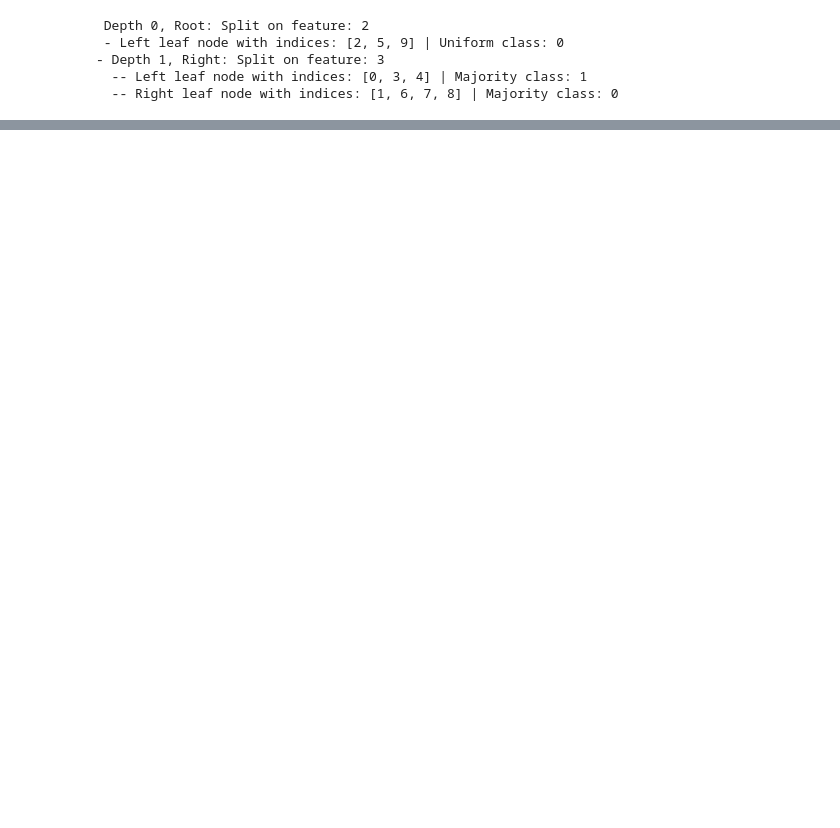
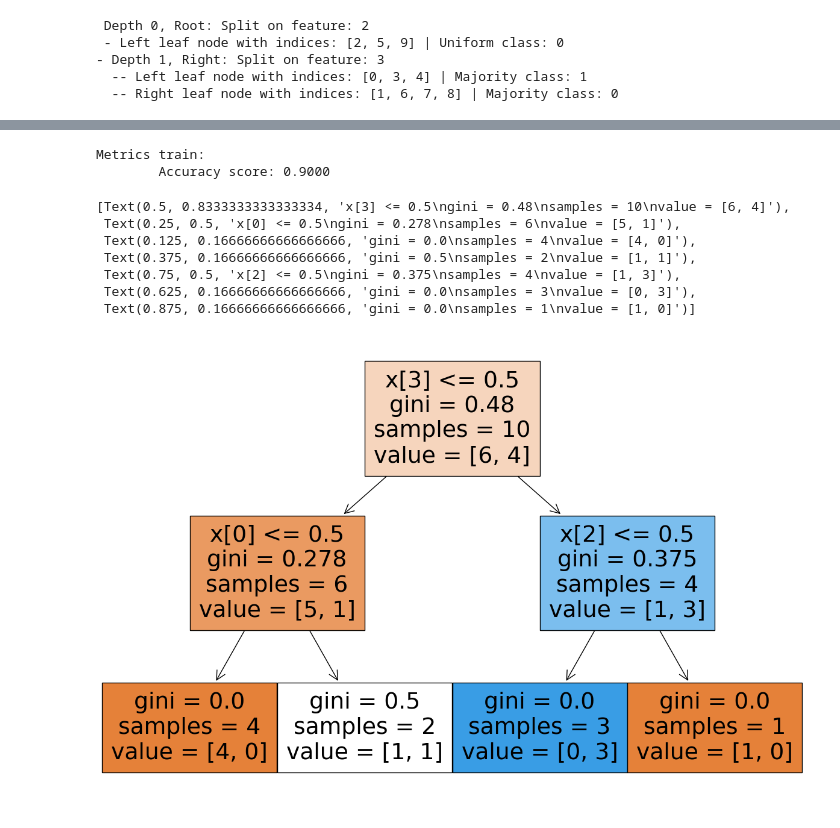
Before and after one commit to vbabua/Machine-Learning-Algorithms-in-Python, a Jupyter notebook: Decision_Tree.ipynb, the cells around one changed output, grey strips where cells are left out. Cells and saved outputs as stored; diff of their text form; code cells hidden in the pictures; blank space fills up the shorter version.

Commit message:
Adding code using sklearn library

```diff
--- a/Decision_Tree.ipynb
+++ b/Decision_Tree.ipynb
@@ -207,6 +207,7 @@ def get_best_split(X, y, node_indices):
 
     return best_feature
 # %%
+tree = []
 def build_tree_recursive(X, y, node_indices, branch_name, max_depth, current_depth):
     """
     X (ndarray):            Data matrix of shape(n_samples, n_features)
@@ -256,0 +264,27 @@ build_tree_recursive(X_train, y_train, root_indices, "Root", max_depth=2, curren
+# %%
+from sklearn import tree
+
+# You can fit the model at the same time you define it, because the fit function returns the fitted estimator.
+decision_tree_model = tree.DecisionTreeClassifier(min_samples_split = 3,
+                                             max_depth = 3).fit(X_train,y_train)
+# %%
+from sklearn.metrics import accuracy_score
+
+print(f"Metrics train:\n\tAccuracy score: {accuracy_score(decision_tree_model.predict(X_train),y_train):.4f}")
+# %% [output]
+Metrics train:
+        Accuracy score: 0.9000
+# %%
+import matplotlib.pyplot as plt
+
+plt.figure(figsize = (15, 10))
+tree.plot_tree(decision_tree_model, filled = True)
+# %% [output]
+[Text(0.5, 0.8333333333333334, 'x[3] <= 0.5\ngini = 0.48\nsamples = 10\nvalue = [6, 4]'),
+ Text(0.25, 0.5, 'x[0] <= 0.5\ngini = 0.278\nsamples = 6\nvalue = [5, 1]'),
+ Text(0.125, 0.16666666666666666, 'gini = 0.0\nsamples = 4\nvalue = [4, 0]'),
+ Text(0.375, 0.16666666666666666, 'gini = 0.5\nsamples = 2\nvalue = [1, 1]'),
+ Text(0.75, 0.5, 'x[2] <= 0.5\ngini = 0.375\nsamples = 4\nvalue = [1, 3]'),
+ Text(0.625, 0.16666666666666666, 'gini = 0.0\nsamples = 3\nvalue = [0, 3]'),
+ Text(0.875, 0.16666666666666666, 'gini = 0.0\nsamples = 1\nvalue = [1, 0]')]
+[figure, added]
```
Also changed, not shown: parts of 4 cells of this notebook.
